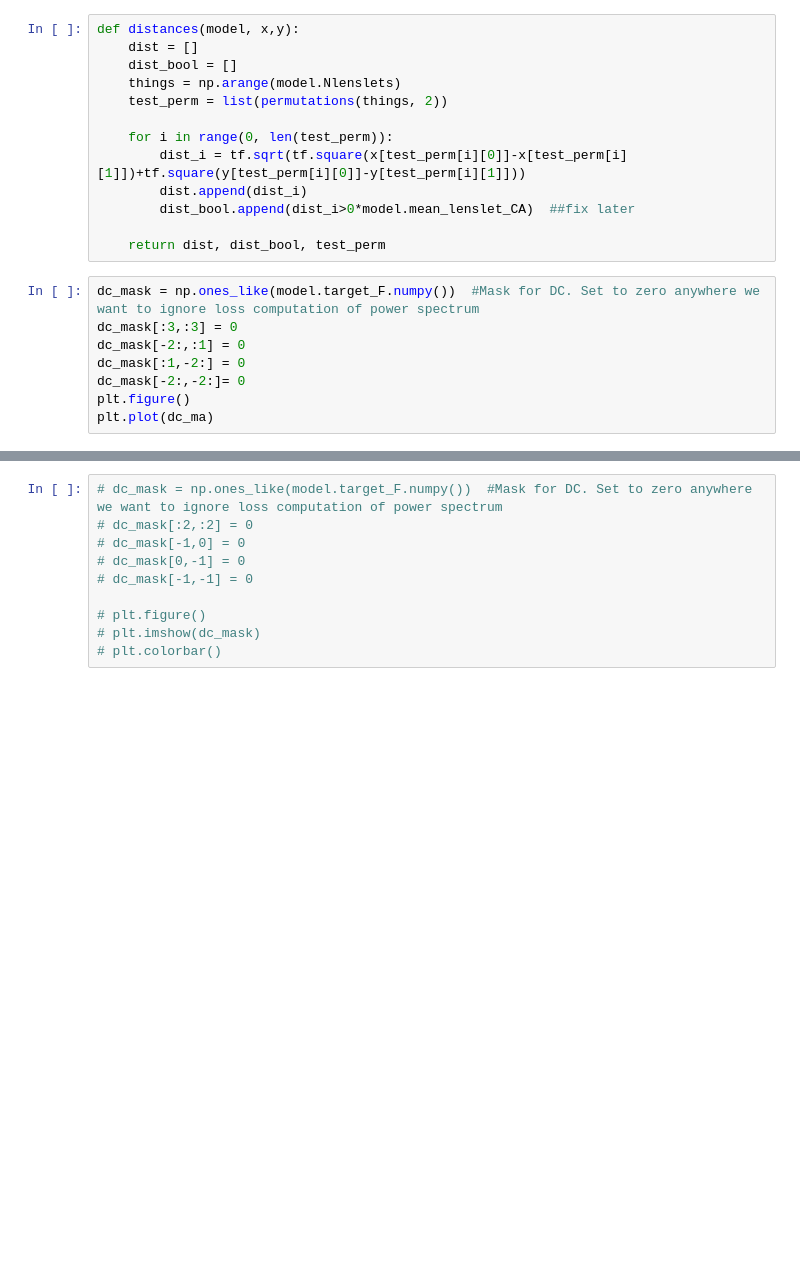
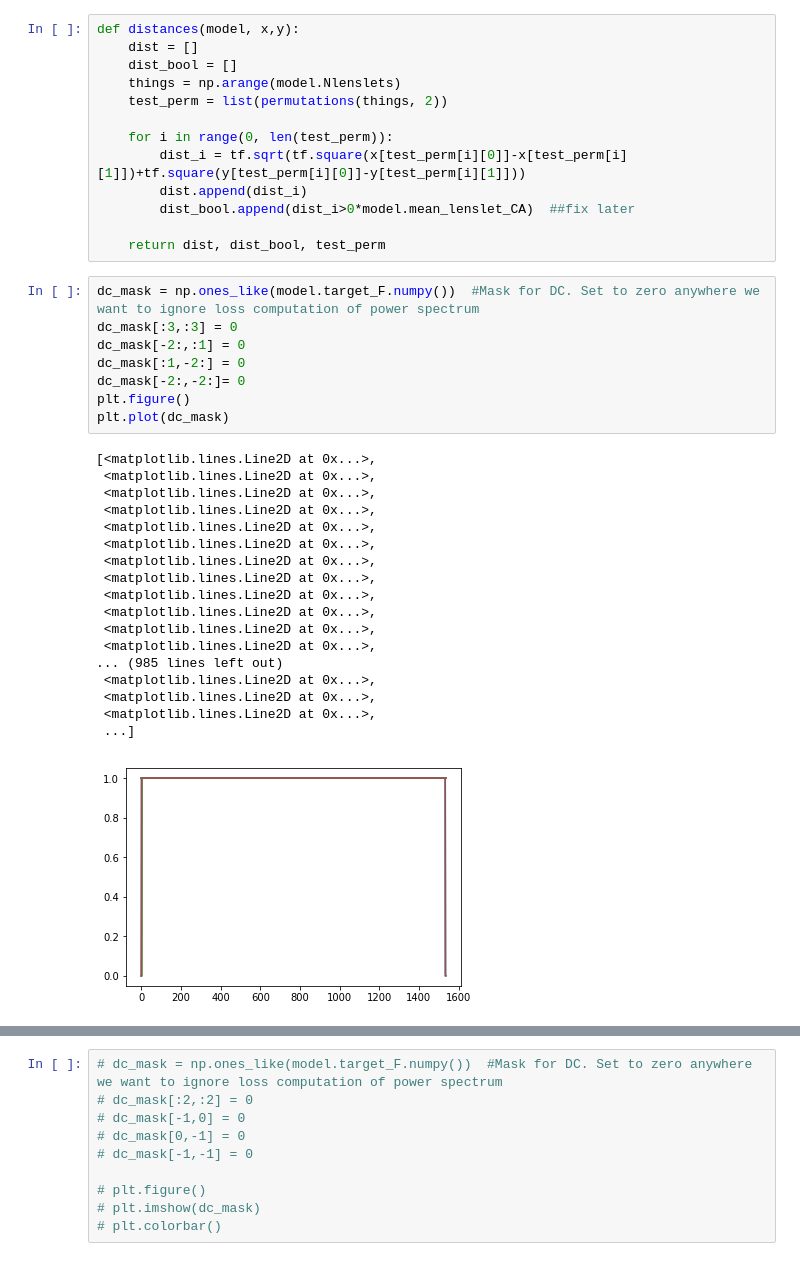
Before and after one commit to antipa/Randoscope_dev, a Jupyter notebook: RandoscopeXCorrMinTF-RadiusLearning.ipynb, the cells around one changed output, grey strips where cells are left out. Cells and saved outputs as stored; diff of their text form; blank space fills up the shorter version.

```diff
--- a/RandoscopeXCorrMinTF-RadiusLearning.ipynb
+++ b/RandoscopeXCorrMinTF-RadiusLearning.ipynb
@@ -226,11 +221,30 @@ def distances(model, x,y):
 # %%
 dc_mask = np.ones_like(model.target_F.numpy())  #Mask for DC. Set to zero anywhere we want to ignore loss computation of power spectrum
 dc_mask[:3,:3] = 0
 dc_mask[-2:,:1] = 0
 dc_mask[:1,-2:] = 0
 dc_mask[-2:,-2:]= 0
 plt.figure()
-plt.plot(dc_ma)
+plt.plot(dc_mask)
+# %% [output]
+[<matplotlib.lines.Line2D at 0x...>,
+ <matplotlib.lines.Line2D at 0x...>,
+ <matplotlib.lines.Line2D at 0x...>,
+ <matplotlib.lines.Line2D at 0x...>,
+ <matplotlib.lines.Line2D at 0x...>,
+ <matplotlib.lines.Line2D at 0x...>,
+ <matplotlib.lines.Line2D at 0x...>,
+ <matplotlib.lines.Line2D at 0x...>,
+ <matplotlib.lines.Line2D at 0x...>,
+ <matplotlib.lines.Line2D at 0x...>,
+ <matplotlib.lines.Line2D at 0x...>,
+ <matplotlib.lines.Line2D at 0x...>,
+... (985 lines left out)
+ <matplotlib.lines.Line2D at 0x...>,
+ <matplotlib.lines.Line2D at 0x...>,
+ <matplotlib.lines.Line2D at 0x...>,
+ ...]
+[figure, added]
 # %%
 #start = time.time()
 #with tf.device("/gpu:0"):
```
Also changed, not shown: parts of 5 cells of this notebook.
